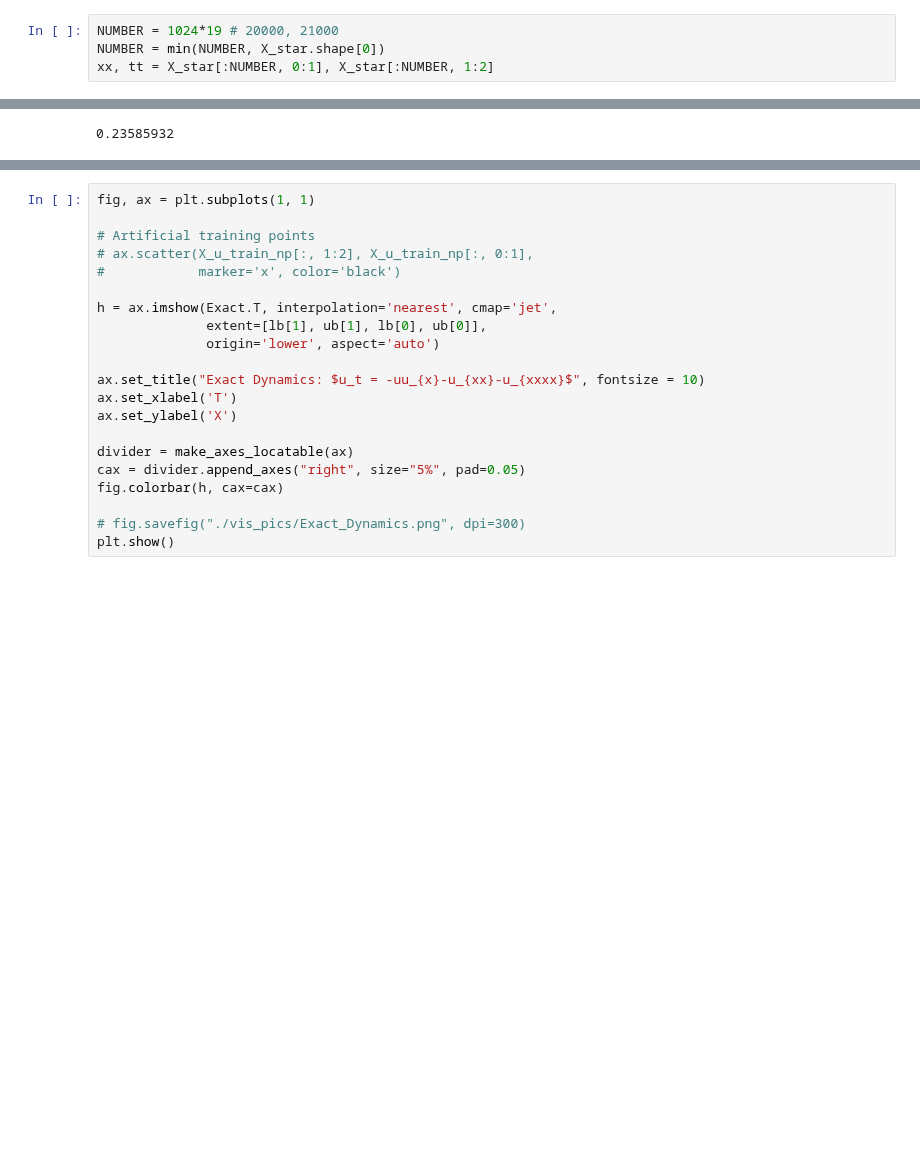
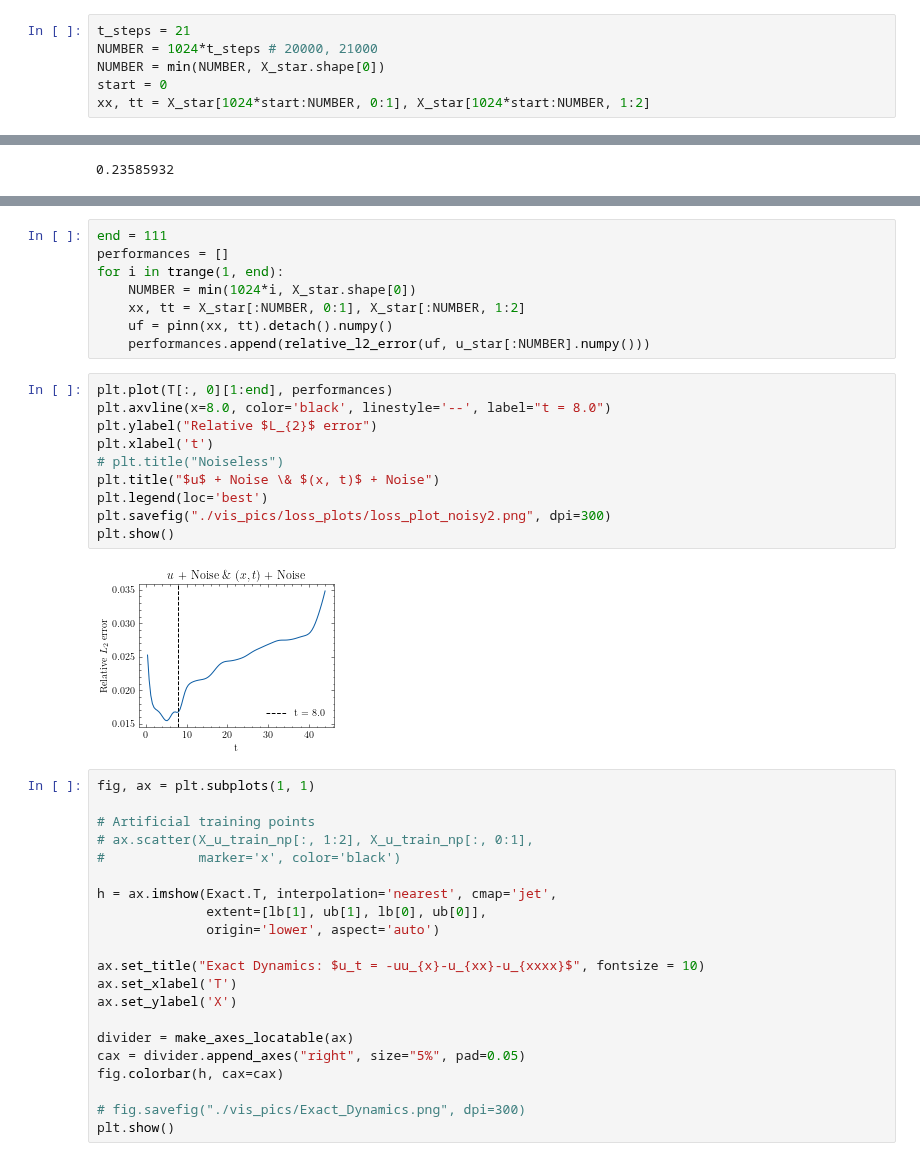
Before and after one commit to Pongpisit-Thanasutives/Multi-task-Physics-informed-neural-networks, a Jupyter notebook: inverse_small_KS2/Visualization.ipynb, the cells around one changed output, grey strips where cells are left out. Drawn from its saved outputs; the diff is of its cells as text; blank space fills up the shorter version.

```diff
--- a/inverse_small_KS2/Visualization.ipynb
+++ b/inverse_small_KS2/Visualization.ipynb
@@ -303,9 +305,11 @@ if lets_pretrain:
 # print("PDE derived using STRidge")
 # print_pde(w, rhs_des)
 # %%
-NUMBER = 1024*19 # 20000, 21000
+t_steps = 21
+NUMBER = 1024*t_steps # 20000, 21000
 NUMBER = min(NUMBER, X_star.shape[0])
-xx, tt = X_star[:NUMBER, 0:1], X_star[:NUMBER, 1:2]
+start = 0
+xx, tt = X_star[1024*start:NUMBER, 0:1], X_star[1024*start:NUMBER, 1:2]
 # %%
 uf = pinn(xx, tt)
 u_t = pinn.gradients(uf, tt)[0]
@@ -366,3 +410,23 @@ relative_l2_error(uf, u_star[:].numpy())
+# %%
+end = 111
+performances = []
+for i in trange(1, end):
+    NUMBER = min(1024*i, X_star.shape[0])
+    xx, tt = X_star[:NUMBER, 0:1], X_star[:NUMBER, 1:2]
+    uf = pinn(xx, tt).detach().numpy()
+    performances.append(relative_l2_error(uf, u_star[:NUMBER].numpy()))
+# %%
+plt.plot(T[:, 0][1:end], performances)
+plt.axvline(x=8.0, color='black', linestyle='--', label="t = 8.0")
+plt.ylabel("Relative $L_{2}$ error")
+plt.xlabel('t')
+# plt.title("Noiseless")
+plt.title("$u$ + Noise \& $(x, t)$ + Noise")
+plt.legend(loc='best')
+plt.savefig("./vis_pics/loss_plots/loss_plot_noisy2.png", dpi=300)
+plt.show()
+# %% [output]
+[figure, added]
 # %%
 fig, ax = plt.subplots(1, 1)
 
```
Also changed, not shown: parts of 11 cells of this notebook, 27 other files.
